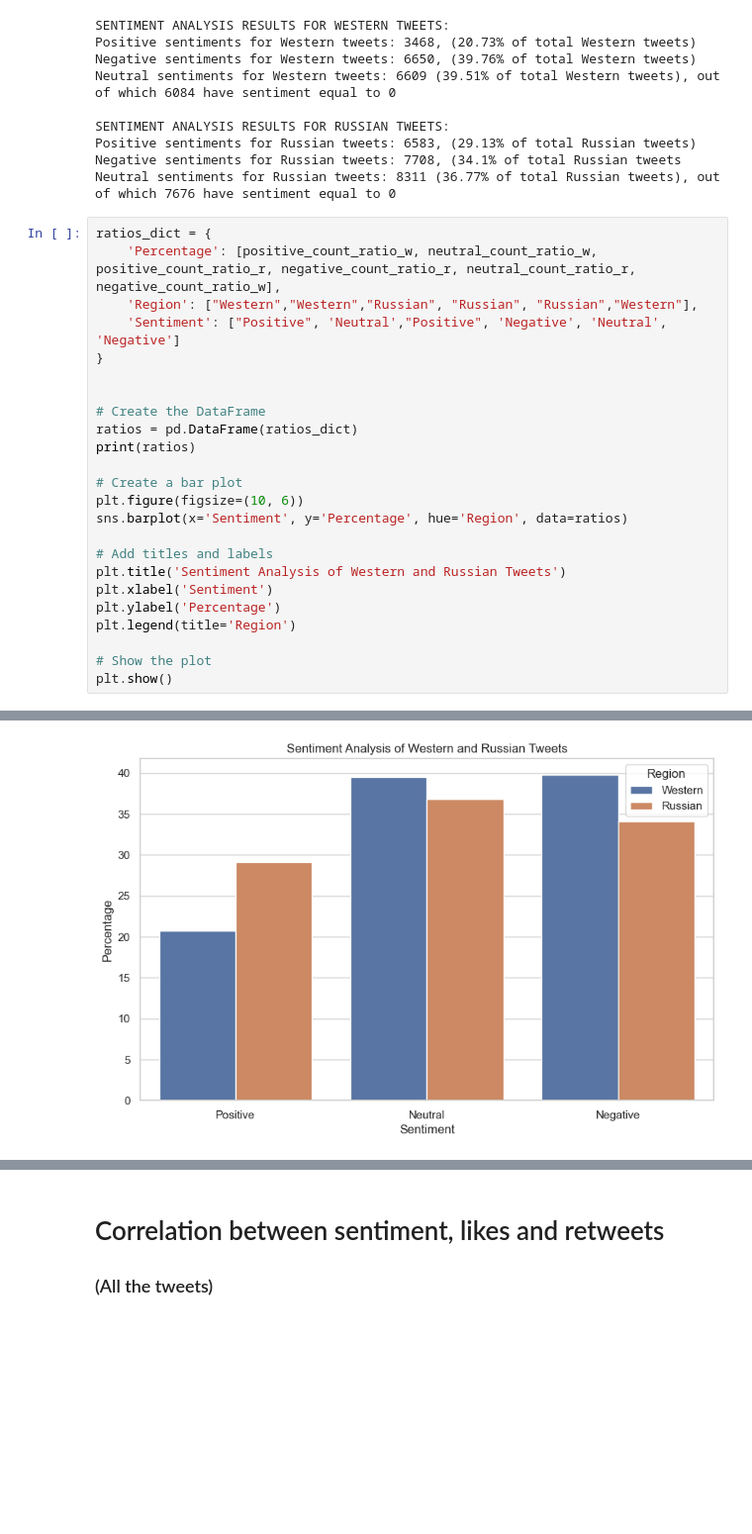
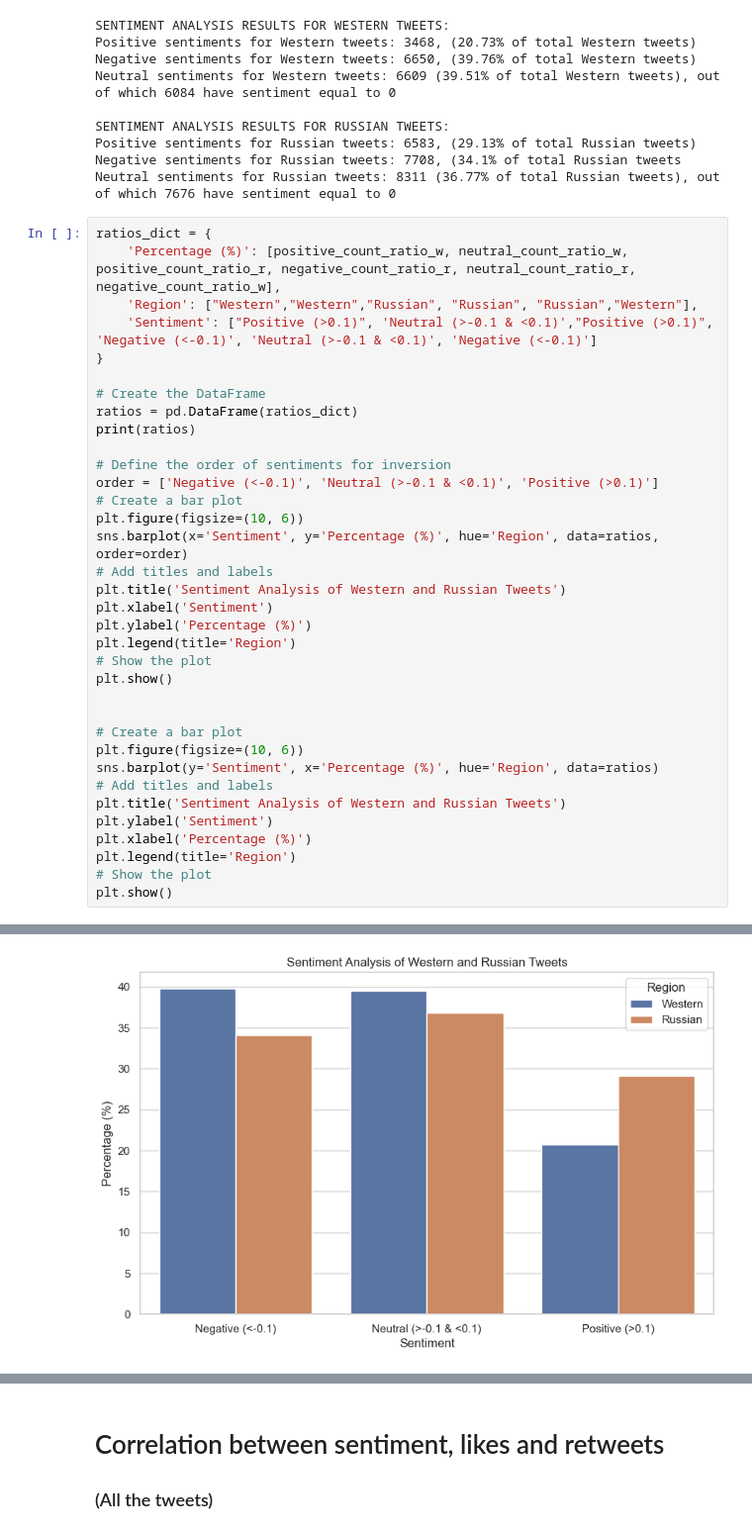
Before and after one commit to itslarisschen/NLP_Final_Exam, a Jupyter notebook: sentiment_analysis.ipynb, the cells around one changed output, grey strips where cells are left out. Shown: that part at 99% size. Saved outputs shown, nothing was run; the diff lists cells and outputs as text; blank space fills up the shorter version.

Commit message:
updated graphs

```diff
--- a/sentiment_analysis.ipynb
+++ b/sentiment_analysis.ipynb
@@ -96,26 +96,37 @@ Negative sentiments for Russian tweets: 7708, (34.1% of total Russian tweets
 Neutral sentiments for Russian tweets: 8311 (36.77% of total Russian tweets), out of which 7676 have sentiment equal to 0
 # %%
 ratios_dict = {
-    'Percentage': [positive_count_ratio_w, neutral_count_ratio_w, positive_count_ratio_r, negative_count_ratio_r, neutral_count_ratio_r, negative_count_ratio_w],
+    'Percentage (%)': [positive_count_ratio_w, neutral_count_ratio_w, positive_count_ratio_r, negative_count_ratio_r, neutral_count_ratio_r, negative_count_ratio_w],
     'Region': ["Western","Western","Russian", "Russian", "Russian","Western"],
-    'Sentiment': ["Positive", 'Neutral',"Positive", 'Negative', 'Neutral', 'Negative']
+    'Sentiment': ["Positive (>0.1)", 'Neutral (>-0.1 & <0.1)',"Positive (>0.1)", 'Negative (<-0.1)', 'Neutral (>-0.1 & <0.1)', 'Negative (<-0.1)']
 }
-
 
 # Create the DataFrame
 ratios = pd.DataFrame(ratios_dict)
 print(ratios)
 
+# Define the order of sentiments for inversion
+order = ['Negative (<-0.1)', 'Neutral (>-0.1 & <0.1)', 'Positive (>0.1)']
 # Create a bar plot
 plt.figure(figsize=(10, 6))
-sns.barplot(x='Sentiment', y='Percentage', hue='Region', data=ratios)
-
+sns.barplot(x='Sentiment', y='Percentage (%)', hue='Region', data=ratios, order=order)
 # Add titles and labels
 plt.title('Sentiment Analysis of Western and Russian Tweets')
 plt.xlabel('Sentiment')
-plt.ylabel('Percentage')
+plt.ylabel('Percentage (%)')
 plt.legend(title='Region')
-
 # Show the plot
 plt.show()
+
+
+# Create a bar plot
+plt.figure(figsize=(10, 6))
+sns.barplot(y='Sentiment', x='Percentage (%)', hue='Region', data=ratios)
+# Add titles and labels
+plt.title('Sentiment Analysis of Western and Russian Tweets')
+plt.ylabel('Sentiment')
+plt.xlabel('Percentage (%)')
+plt.legend(title='Region')
+# Show the plot
+plt.show()
 # %% [output]
@@ -129 +140 @@ plt.show()
-[figure, old version]
+[figure, new version]
```
Also changed, not shown: parts of 1 cell of this notebook.
